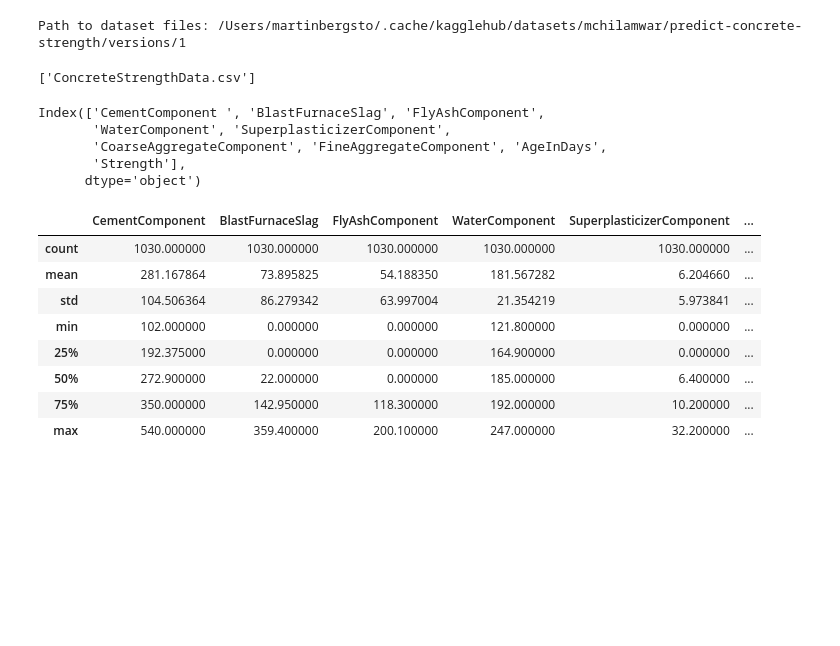
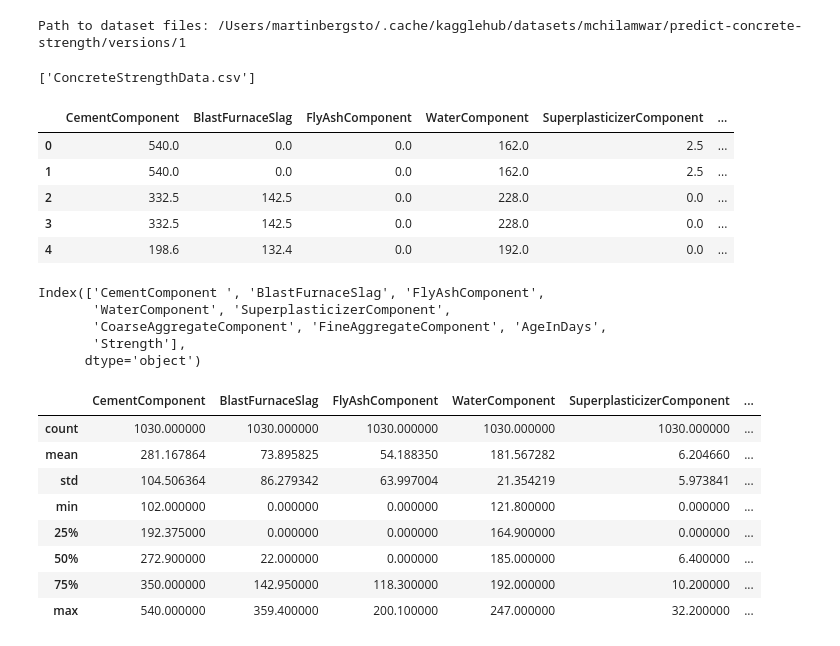
Before and after one commit to mbergsto/TMM4128-setup, a Jupyter notebook: test-A1/concrete_strength.ipynb, the cells around one changed output. Cells and saved outputs as stored; diff of their text form; code cells hidden in the pictures; blank space fills up the shorter version.

```diff
--- a/test-A1/concrete_strength.ipynb
+++ b/test-A1/concrete_strength.ipynb
@@ -25,6 +25,18 @@ Path to dataset files: /Users/martinbergsto/.cache/kagglehub/datasets/mchilamwar
 print(os.listdir(path))
 # %% [output]
 ['ConcreteStrengthData.csv']
+# %%
+file_path = os.path.join(path, "ConcreteStrengthData.csv")
+df = pd.read_csv(file_path)
+
+df.head()
+# %% [output]
+|  | CementComponent | BlastFurnaceSlag | FlyAshComponent | WaterComponent | SuperplasticizerComponent | ... |
+| 0 | 540.0 | 0.0 | 0.0 | 162.0 | 2.5 | ... |
+| 1 | 540.0 | 0.0 | 0.0 | 162.0 | 2.5 | ... |
+| 2 | 332.5 | 142.5 | 0.0 | 228.0 | 0.0 | ... |
+| 3 | 332.5 | 142.5 | 0.0 | 228.0 | 0.0 | ... |
+| 4 | 198.6 | 132.4 | 0.0 | 192.0 | 0.0 | ... |
 # %%
 # Check column names
 df.columns
```
Also changed, not shown: parts of 7 cells of this notebook.
